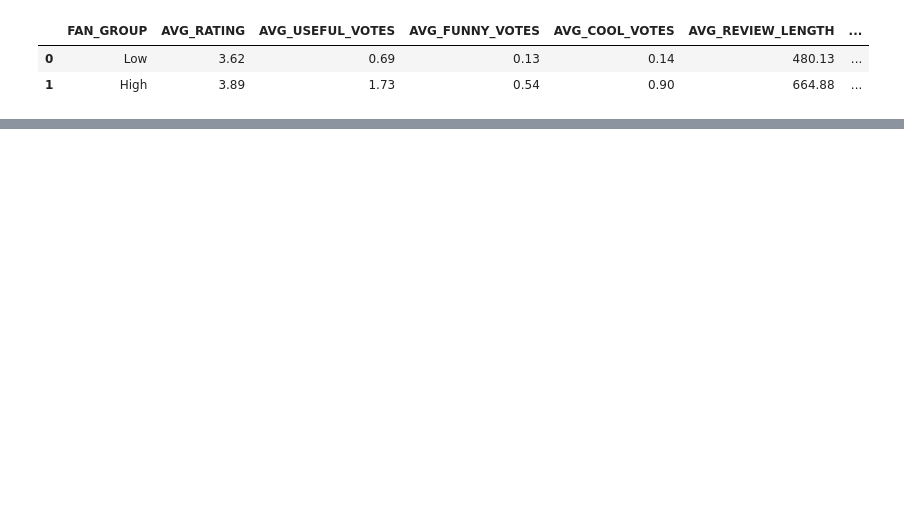
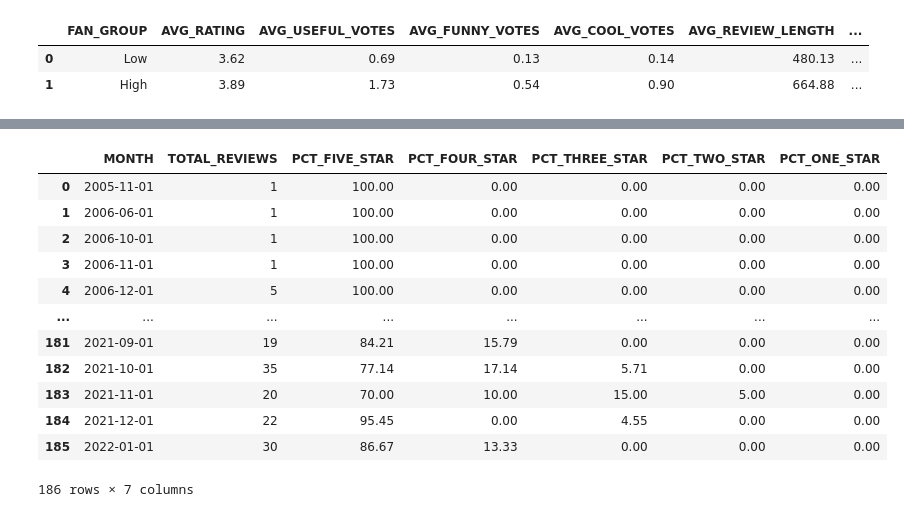
Before and after one commit to KeeganDavis/data-projects, a Jupyter notebook: yelp-reviews/notebooks/sql_queries.ipynb, the cells around one changed output, grey strips where cells are left out. Drawn from its saved outputs; the diff is of its cells as text; code cells hidden in the pictures; blank space fills up the shorter version.

```diff
--- a/yelp-reviews/notebooks/sql_queries.ipynb
+++ b/yelp-reviews/notebooks/sql_queries.ipynb
@@ -1438,0 +1557,43 @@ display(df)
+# %%
+# Star rating distribution by month
+df = cur.execute('''
+                WITH monthly_stars AS (
+                    SELECT
+                        DATE_TRUNC('month', review_date) AS mnth,
+                        SUM(CASE WHEN stars = 5 THEN 1 ELSE 0 END) AS five_star_count,
+                        SUM(CASE WHEN stars = 4 THEN 1 ELSE 0 END) AS four_star_count,
+                        SUM(CASE WHEN stars = 3 THEN 1 ELSE 0 END) AS three_star_count,
+                        SUM(CASE WHEN stars = 2 THEN 1 ELSE 0 END) AS two_star_count,
+                        SUM(CASE WHEN stars = 1 THEN 1 ELSE 0 END) AS one_star_count,
+                        COUNT(*) AS total_reviews
+                    FROM yelp_reviews
+                    WHERE business_id = 'ytynqOUb3hjKeJfRj5Tshw'
+                    GROUP BY 1
+                )
+                SELECT
+                    mnth as month,
+                    total_reviews,
+                    ROUND(five_star_count::NUMERIC / total_reviews * 100, 2) AS pct_five_star,
+                    ROUND(four_star_count::NUMERIC / total_reviews * 100, 2) AS pct_four_star,
+                    ROUND(three_star_count::NUMERIC / total_reviews * 100, 2) AS pct_three_star,
+                    ROUND(two_star_count::NUMERIC / total_reviews * 100, 2) AS pct_two_star,
+                    ROUND(one_star_count::NUMERIC / total_reviews * 100, 2) AS pct_one_star
+                FROM monthly_stars
+                ORDER BY mnth;
+                 ''').fetch_pandas_all()
+
+display(df)
+# %% [output]
+|  | MONTH | TOTAL_REVIEWS | PCT_FIVE_STAR | PCT_FOUR_STAR | PCT_THREE_STAR | PCT_TWO_STAR | PCT_ONE_STAR |
+| 0 | 2005-11-01 | 1 | 100.00 | 0.00 | 0.00 | 0.00 | 0.00 |
+| 1 | 2006-06-01 | 1 | 100.00 | 0.00 | 0.00 | 0.00 | 0.00 |
+| 2 | 2006-10-01 | 1 | 100.00 | 0.00 | 0.00 | 0.00 | 0.00 |
+| 3 | 2006-11-01 | 1 | 100.00 | 0.00 | 0.00 | 0.00 | 0.00 |
+| 4 | 2006-12-01 | 5 | 100.00 | 0.00 | 0.00 | 0.00 | 0.00 |
+| ... | ... | ... | ... | ... | ... | ... | ... |
+| 181 | 2021-09-01 | 19 | 84.21 | 15.79 | 0.00 | 0.00 | 0.00 |
+| 182 | 2021-10-01 | 35 | 77.14 | 17.14 | 5.71 | 0.00 | 0.00 |
+| 183 | 2021-11-01 | 20 | 70.00 | 10.00 | 15.00 | 5.00 | 0.00 |
+| 184 | 2021-12-01 | 22 | 95.45 | 0.00 | 4.55 | 0.00 | 0.00 |
+| 185 | 2022-01-01 | 30 | 86.67 | 13.33 | 0.00 | 0.00 | 0.00 |
+186 rows × 7 columns
```
Also changed, not shown: parts of 14 cells of this notebook.
